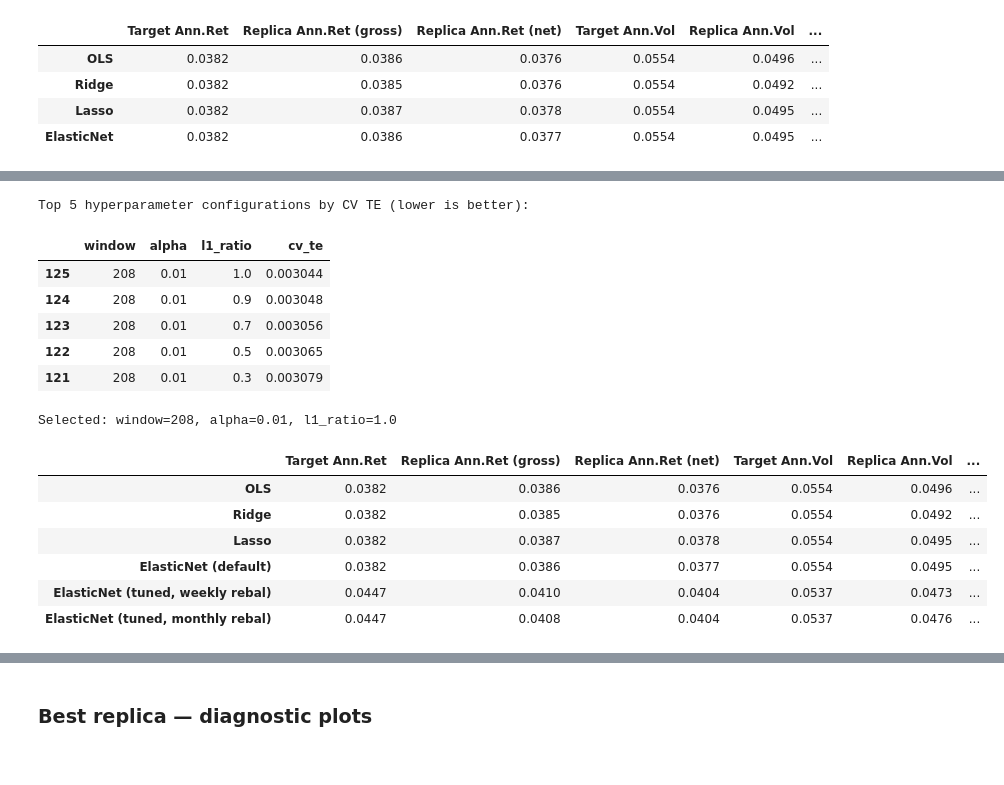
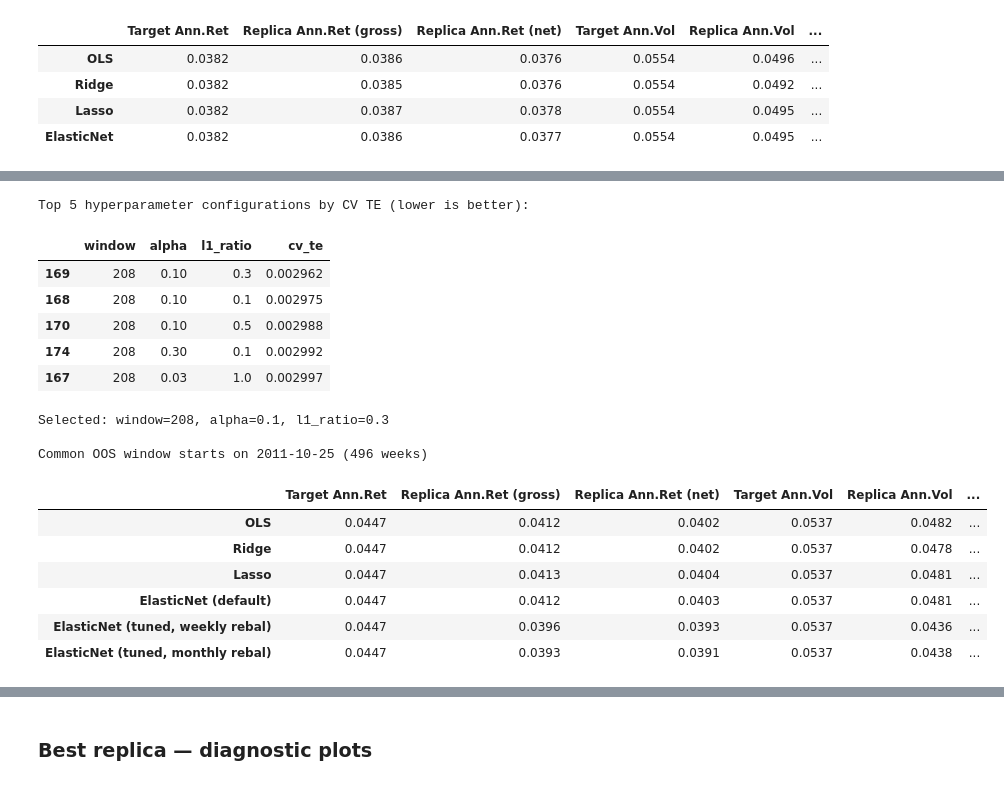
Before and after one commit to SimoneCerrone/FINTECH, a Jupyter notebook: assignment_3/Portfolio_ReplicaPoliMI_v3.ipynb, the cells around one changed output, grey strips where cells are left out. Drawn from its saved outputs; the diff is of its cells as text; code cells hidden in the pictures.

```diff
--- a/assignment_3/Portfolio_ReplicaPoliMI_v3.ipynb
+++ b/assignment_3/Portfolio_ReplicaPoliMI_v3.ipynb
@@ -705,9 +717,9 @@ display(baseline_table.round(4))
 from itertools import product
 from sklearn.model_selection import TimeSeriesSplit
 
-ALPHAS    = [1e-5, 3e-5, 1e-4, 3e-4, 1e-3, 3e-3, 1e-2]
+ALPHAS    = [1e-5, 3e-5, 1e-4, 3e-4, 1e-3, 3e-3, 1e-2, 3e-2, 1e-1, 3e-1]
 L1_RATIOS = [0.1, 0.3, 0.5, 0.7, 0.9, 1.0]
-WINDOWS   = [104, 156, 208]
+WINDOWS   = [104, 156, 208, 260]
 
 # Split: first 60% for hyperparameter search, last 40% for held-out evaluation
 split_at = int(len(target) * 0.6)
@@ -733,48 +745,63 @@ search_rows = []
 for w, a, l1 in product(WINDOWS, ALPHAS, L1_RATIOS):
     factory = lambda a=a, l1=l1: ElasticNet(alpha=a, l1_ratio=l1, max_iter=10000)
     score   = cv_score(factory, X_search, y_search, window=w)
     search_rows.append({'window': w, 'alpha': a, 'l1_ratio': l1, 'cv_te': score})
 
 search_df = pd.DataFrame(search_rows).sort_values('cv_te')
 print("Top 5 hyperparameter configurations by CV TE (lower is better):")
 display(search_df.head().round(6))
 
 best = search_df.iloc[0]
 best_window   = int(best['window'])
 best_alpha    = float(best['alpha'])
 best_l1_ratio = float(best['l1_ratio'])
 print(f"\nSelected: window={best_window}, alpha={best_alpha}, l1_ratio={best_l1_ratio}")
 
 # Re-run on the FULL sample with the best configuration (and a monthly variant for comparison)
 best_factory = lambda: ElasticNet(alpha=best_alpha, l1_ratio=best_l1_ratio, max_iter=10000)
 
 elnet_weekly  = backtest(best_factory, futures_ret, target,
                          rolling_window=best_window, rebalance_every=1)
 elnet_monthly = backtest(best_factory, futures_ret, target,
                          rolling_window=best_window, rebalance_every=4)
 
+# --- Aligned comparison: re-slice every result on the common OOS window ---
+def _slice_result(res, start):
+    '''Re-slice a backtest result dict so all metrics share the same OOS window.'''
+    return {k: (v.loc[start:] if hasattr(v, 'loc') else v) for k, v in res.items()}
+
+all_results = {
+    'OLS':                              baseline_results['OLS'],
+    'Ridge':                            baseline_results['Ridge'],
+    'Lasso':                            baseline_results['Lasso'],
+    'ElasticNet (default)':             baseline_results['ElasticNet'],
+    'ElasticNet (tuned, weekly rebal)': elnet_weekly,
+    'ElasticNet (tuned, monthly rebal)': elnet_monthly,
+}
+common_start = max(r['target'].index.min() for r in all_results.values())
+print(f"\nCommon OOS window starts on {common_start.date()} "
+      f"({sum(r['target'].loc[common_start:].shape[0] for r in [elnet_monthly])} weeks)")
+
 comparison = pd.DataFrame({
-    'OLS':                  report(baseline_results['OLS']),
-    'Ridge':                report(baseline_results['Ridge']),
-    'Lasso':                report(baseline_results['Lasso']),
-    'ElasticNet (default)': report(baseline_results['ElasticNet']),
-    'ElasticNet (tuned, weekly rebal)':  report(elnet_weekly),
-    'ElasticNet (tuned, monthly rebal)': report(elnet_monthly),
+    name: report(_slice_result(res, common_start))
+    for name, res in all_results.items()
 }).T
 display(comparison.round(4))
 # %% [output]
 Top 5 hyperparameter configurations by CV TE (lower is better):
 |  | window | alpha | l1_ratio | cv_te |
-| 125 | 208 | 0.01 | 1.0 | 0.003044 |
-| 124 | 208 | 0.01 | 0.9 | 0.003048 |
-| 123 | 208 | 0.01 | 0.7 | 0.003056 |
-| 122 | 208 | 0.01 | 0.5 | 0.003065 |
-| 121 | 208 | 0.01 | 0.3 | 0.003079 |
+| 169 | 208 | 0.10 | 0.3 | 0.002962 |
+| 168 | 208 | 0.10 | 0.1 | 0.002975 |
+| 170 | 208 | 0.10 | 0.5 | 0.002988 |
+| 174 | 208 | 0.30 | 0.1 | 0.002992 |
+| 167 | 208 | 0.03 | 1.0 | 0.002997 |
-Selected: window=208, alpha=0.01, l1_ratio=1.0
+Selected: window=208, alpha=0.1, l1_ratio=0.3
+
+Common OOS window starts on 2011-10-25 (496 weeks)
 |  | Target Ann.Ret | Replica Ann.Ret (gross) | Replica Ann.Ret (net) | Target Ann.Vol | Replica Ann.Vol | ... |
-| OLS | 0.0382 | 0.0386 | 0.0376 | 0.0554 | 0.0496 | ... |
-| Ridge | 0.0382 | 0.0385 | 0.0376 | 0.0554 | 0.0492 | ... |
-| Lasso | 0.0382 | 0.0387 | 0.0378 | 0.0554 | 0.0495 | ... |
-| ElasticNet (default) | 0.0382 | 0.0386 | 0.0377 | 0.0554 | 0.0495 | ... |
-| ElasticNet (tuned, weekly rebal) | 0.0447 | 0.0410 | 0.0404 | 0.0537 | 0.0473 | ... |
-| ElasticNet (tuned, monthly rebal) | 0.0447 | 0.0408 | 0.0404 | 0.0537 | 0.0476 | ... |
+| OLS | 0.0447 | 0.0412 | 0.0402 | 0.0537 | 0.0482 | ... |
+| Ridge | 0.0447 | 0.0412 | 0.0402 | 0.0537 | 0.0478 | ... |
+| Lasso | 0.0447 | 0.0413 | 0.0404 | 0.0537 | 0.0481 | ... |
+| ElasticNet (default) | 0.0447 | 0.0412 | 0.0403 | 0.0537 | 0.0481 | ... |
+| ElasticNet (tuned, weekly rebal) | 0.0447 | 0.0396 | 0.0393 | 0.0537 | 0.0436 | ... |
+| ElasticNet (tuned, monthly rebal) | 0.0447 | 0.0393 | 0.0391 | 0.0537 | 0.0438 | ... |
```
Also changed, not shown: parts of 11 cells of this notebook.
